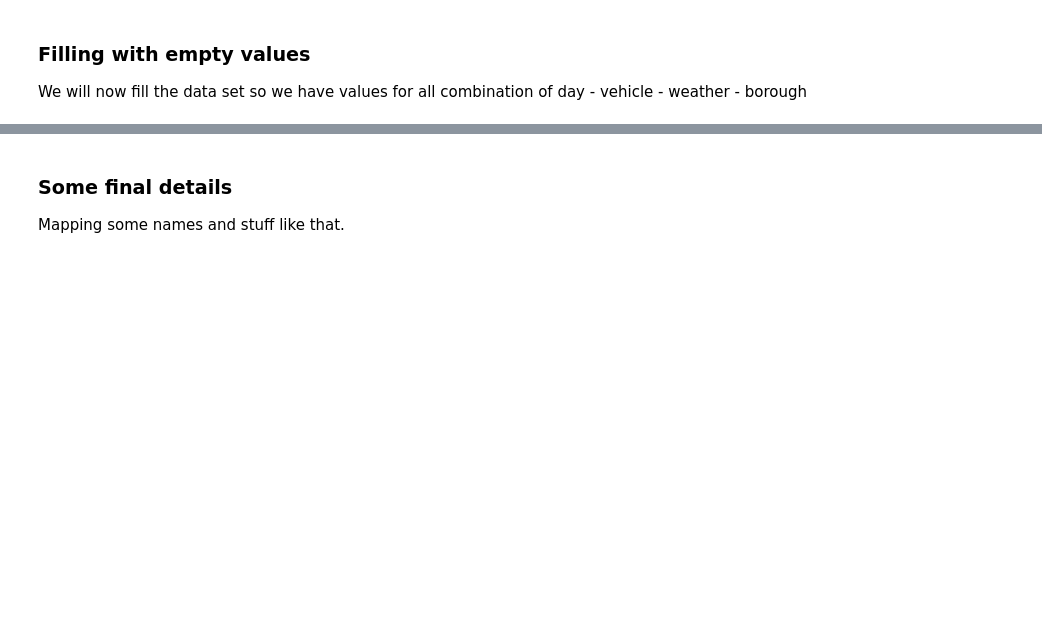
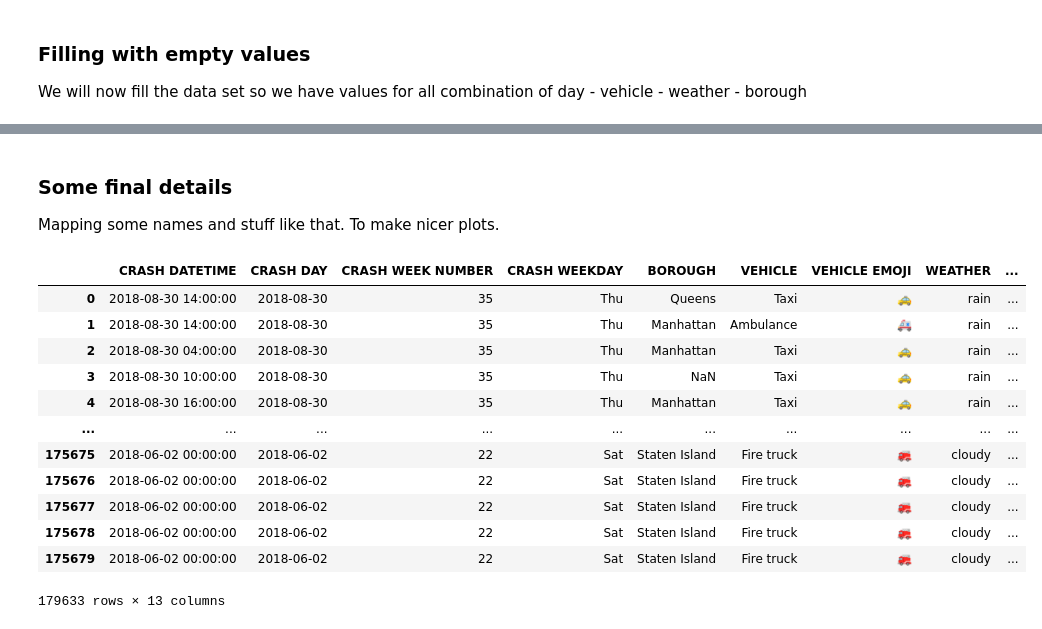
Before and after one commit to marcfranquesa/nyc-collisions-vis, a Jupyter notebook: interactive/pre-processing.ipynb, the cells around one changed output, grey strips where cells are left out. Drawn from its saved outputs; the diff is of its cells as text; code cells hidden in the pictures; blank space fills up the shorter version.

```diff
--- a/interactive/pre-processing.ipynb
+++ b/interactive/pre-processing.ipynb
@@ -169,5 +252,5 @@ collisions_weather.count()
 # %%
-collisions_weather["HOUR"] = collisions_weather["CRASH DATETIME"].dt.strftime("%H")
+collisions_weather["HOUR"] = collisions_weather["CRASH DATETIME"].dt.hour
 collisions_weather["VALID"] = 1
 
 collisions_weather = pd.concat([collisions_weather, filler])
@@ -176,12 +259,28 @@ collisions_weather["MONTH"] = collisions_weather["CRASH DATETIME"].dt.strftime("
 collisions_weather["DAY"] = collisions_weather["CRASH DATETIME"].dt.strftime("%d")
 # %% [markdown]
 ### Some final details
-Mapping some names and stuff like that.
+Mapping some names and stuff like that. To make nicer plots.
 # %%
 weekdays = ["Monday", "Tuesday", "Wednesday", "Thursday", "Friday", "Saturday", "Sunday"]
 
 weekdays_3 = ["Mon", "Tue", "Wed", "Thu", "Fri", "Sat", "Sun"]
 
 collisions_weather["CRASH WEEKDAY"] = collisions_weather["CRASH WEEKDAY"].map(dict(zip(weekdays, weekdays_3)))
+# %%
+collisions_weather
+# %% [output]
+|  | CRASH DATETIME | CRASH DAY | CRASH WEEK NUMBER | CRASH WEEKDAY | BOROUGH | VEHICLE | VEHICLE EMOJI | WEATHER | ... |
+| 0 | 2018-08-30 14:00:00 | 2018-08-30 | 35 | Thu | Queens | Taxi | 🚕 | rain | ... |
+| 1 | 2018-08-30 14:00:00 | 2018-08-30 | 35 | Thu | Manhattan | Ambulance | 🚑 | rain | ... |
+| 2 | 2018-08-30 04:00:00 | 2018-08-30 | 35 | Thu | Manhattan | Taxi | 🚕 | rain | ... |
+| 3 | 2018-08-30 10:00:00 | 2018-08-30 | 35 | Thu | NaN | Taxi | 🚕 | rain | ... |
+| 4 | 2018-08-30 16:00:00 | 2018-08-30 | 35 | Thu | Manhattan | Taxi | 🚕 | rain | ... |
+| ... | ... | ... | ... | ... | ... | ... | ... | ... | ... |
+| 175675 | 2018-06-02 00:00:00 | 2018-06-02 | 22 | Sat | Staten Island | Fire truck | 🚒 | cloudy | ... |
+| 175676 | 2018-06-02 00:00:00 | 2018-06-02 | 22 | Sat | Staten Island | Fire truck | 🚒 | cloudy | ... |
+| 175677 | 2018-06-02 00:00:00 | 2018-06-02 | 22 | Sat | Staten Island | Fire truck | 🚒 | cloudy | ... |
+| 175678 | 2018-06-02 00:00:00 | 2018-06-02 | 22 | Sat | Staten Island | Fire truck | 🚒 | cloudy | ... |
+| 175679 | 2018-06-02 00:00:00 | 2018-06-02 | 22 | Sat | Staten Island | Fire truck | 🚒 | cloudy | ... |
+179633 rows × 13 columns
 # %%
 collisions_weather.to_csv("./processed-data/collisions_weather.csv", index=False)
```
Also changed, not shown: parts of 12 cells of this notebook, 3 other files.
